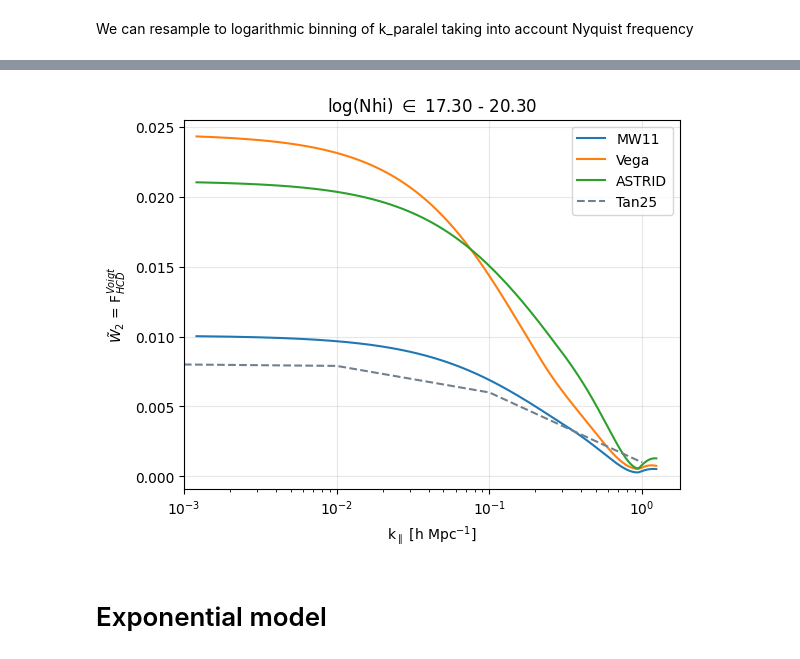
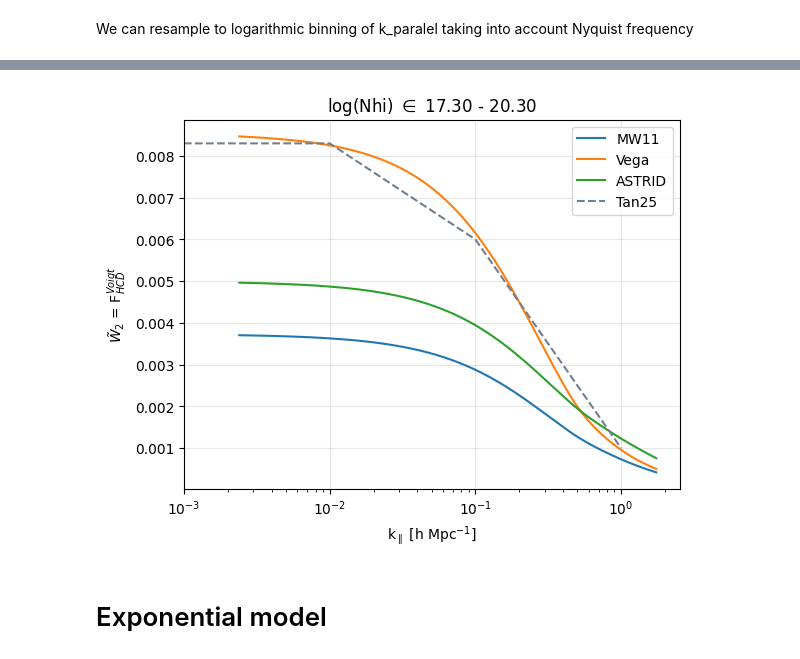
Before and after one commit to andreufont/astrid_hcd, a Jupyter notebook: MW11model/Comparisons/FVoigt=W2.ipynb, the cells around one changed output, grey strips where cells are left out. Drawn from its saved outputs; the diff is of its cells as text; code cells hidden in the pictures.

```diff
--- a/MW11model/Comparisons/FVoigt=W2.ipynb
+++ b/MW11model/Comparisons/FVoigt=W2.ipynb
@@ -104,7 +106,10 @@ This cddf is normalized so we will compute w1 and w2 as in Tan25: ccdf_vega = fn
 ## cddf
 # %%
 data_vega = np.loadtxt('/Users/lflores/Documents/Research/phd/hcd/work_in_progress/Comparisons/fn_nomasking.txt')
-fn_vega = np.interp(NHirange, data_vega[1], data_vega[0])
+integral = np.trapezoid(data_vega[0], data_vega[1])
+fn_vega = np.interp(NHirange, data_vega[1], data_vega[0]/integral)  # so it is normalized
+#fn_vega = np.interp(NHirange, data_vega[1], data_vega[0])
+fn_vega /= np.trapezoid(fn_vega, NHirange)
 
 plt.plot(NHirange, fn_vega)
 plt.xlabel(r'log$_{10}$ (N$_{HI}$ [cm$^{-2}])$', fontsize=13)
@@ -117,8 +122,8 @@ plt.grid(alpha=0.3)
 import lace.cosmo.camb_cosmo as camb_cosmo
 from lace.cosmo.camb_cosmo import dAA_dMpc as dAA_dMpc_func
 cosmocamb = camb_cosmo.get_cosmology(H0=100*hubble, omch2=omegam*(hubble**2), ombh2=omegab*(hubble**2), ns=ns)
-#rho_hcd = 0.00158*dAA_dMpc_func(cosmo=cosmocamb, z=z, lambda_AA=1215.67) # Mpc^-1 for z = 2.29 (Tan25)
-rho_hcd = 0.0018/hubble  # Mpc^-1 for z = 2.5 (MW11)
+rho_hcd = 0.00158*dAA_dMpc_func(cosmo=cosmocamb, z=z, lambda_AA=1215.67) # Mpc^-1 for z = 2.29 (Tan25)
+#rho_hcd = 0.0018/hubble  # Mpc^-1 for z = 2.5 (MW11)
 # %%
 wave_log = np.linspace(np.log10(2800), np.log10(6800), 2**12) # Angstrom
 wave = 10**wave_log
@@ -126,14 +131,17 @@ wave = 10**wave_log
 # Vega
 w2_int = []
 for i, nhi_value in enumerate(NHirange):
-    k_w1w2, d, Deltax = wave_to_fft_profile(wave, z, nhi_value, omegam=omegam, hubble=hubble)
+    k_w1w2, d, Deltax = wave_to_fft_profile(wave, z, nhi_value, omegam=omegam)
+    k_w1w2 /= hubble
+    d *= hubble
     w2_int.append(fn_vega[i]*d)
 
 w2_int = np.array(w2_int)
 w2_vega = rho_hcd*np.trapezoid(w2_int, NHirange, axis=0)
 
-plt.plot(k_w1w2, w2_MW11, label='MW11')
-plt.plot(k_w1w2, w2_vega, label='Vega')
+plt.plot(k_w1w2*hubble, w2_MW11, label='MW11')
+plt.plot(k_w1w2*hubble, w2_vega, label='Vega')
+plt.plot([1e-3, 1e-2, 1e-1, 1], [0.008, 0.0079, 0.006, 0.001], color='slategrey', linestyle='--', label='Tan25')  # lognHI = 17.3 - 20.3
 plt.ylabel(r'F$_{HCD}$')
 plt.legend()
 plt.xscale('log')
@@ -229,8 +237,8 @@ plt.legend(fontsize=13);
 import lace.cosmo.camb_cosmo as camb_cosmo
 from lace.cosmo.camb_cosmo import dAA_dMpc as dAA_dMpc_func
 cosmocamb = camb_cosmo.get_cosmology(H0=100*hubble, omch2=omegam*(hubble**2), ombh2=omegab*(hubble**2), ns=ns)
-#rho_hcd = 0.00158*dAA_dMpc_func(cosmo=cosmocamb, z=z, lambda_AA=1215.67) # Mpc^-1 Used for For Fig.5 in Tan25
-rho_hcd = 0.0018/hubble  # Used for MW11
+rho_hcd = 0.00158*dAA_dMpc_func(cosmo=cosmocamb, z=z, lambda_AA=1215.67) # Mpc^-1 Used for For Fig.5 in Tan25
+#rho_hcd = 0.0018/hubble  # Used for MW11
 
 wave_log = np.linspace(np.log10(2800), np.log10(6800), 2**12) # Angstrom
 wave = 10**wave_log
@@ -238,7 +246,9 @@ wave = 10**wave_log
 # Astrid
 w2_int = []
 for i, nhi_value in enumerate(NHirange):
-    k_w1w2, d, Deltax = wave_to_fft_profile(wave, z, nhi_value, omegam=omegam, hubble=hubble)
+    k_w1w2, d, Deltax = wave_to_fft_profile(wave, z, nhi_value, omegam=omegam)
+    k_w1w2 /= hubble
+    d *= hubble
     w2_int.append(fn_astrid[i]*d)
 
 w2_int = np.array(w2_int)
@@ -271,18 +281,18 @@ np.savetxt('w2_functions.txt', data, fmt='%.6e', header='k_los, Vega, Astrid (wi
 # %%
 plt.plot(k_los*hubble, w2_MW11, label='MW11')
 plt.plot(k_los*hubble, w2_vega, label='Vega')
 plt.plot(k_los*hubble, w2_astrid, label='ASTRID')
-plt.plot([1e-3, 1e-2, 1e-1, 1], [0.008, 0.0079, 0.006, 0.001], color='slategrey', linestyle='--', label='Tan25')  # lognHI = 17.3 - 20.3
+plt.plot([1e-3, 1e-2, 1e-1, 1], [0.0083, 0.0083, 0.006, 0.001], color='slategrey', linestyle='--', label='Tan25')  # lognHI = 17.3 - 20.3
 #plt.plot([1e-3, 1e-2, 1e-1, 1], [0.018, 0.017, 0.009, 0.001], color='slategrey', linestyle='--', label='Tan25')  # lognHI = 17.3 - 22.5
 plt.legend()
 plt.xscale('log')
 plt.xlim(left=1e-3)
 plt.grid(alpha=0.3)
 plt.xlabel(r'k$_\parallel$ [h Mpc$^{-1}$]')
 plt.ylabel(r'$\tilde{W}_2$ = F$_{HCD}^{Voigt}$')
 plt.title(r'log(Nhi) $\in$ %.2f - %.2f' %(NHirange.min(), NHirange.max()));
 # %% [output]
-[figure, old version]
+[figure, new version]
 # %% [markdown]
 # Exponential model
 # %%
```
Also changed, not shown: parts of 8 cells of this notebook, 1 other file.
